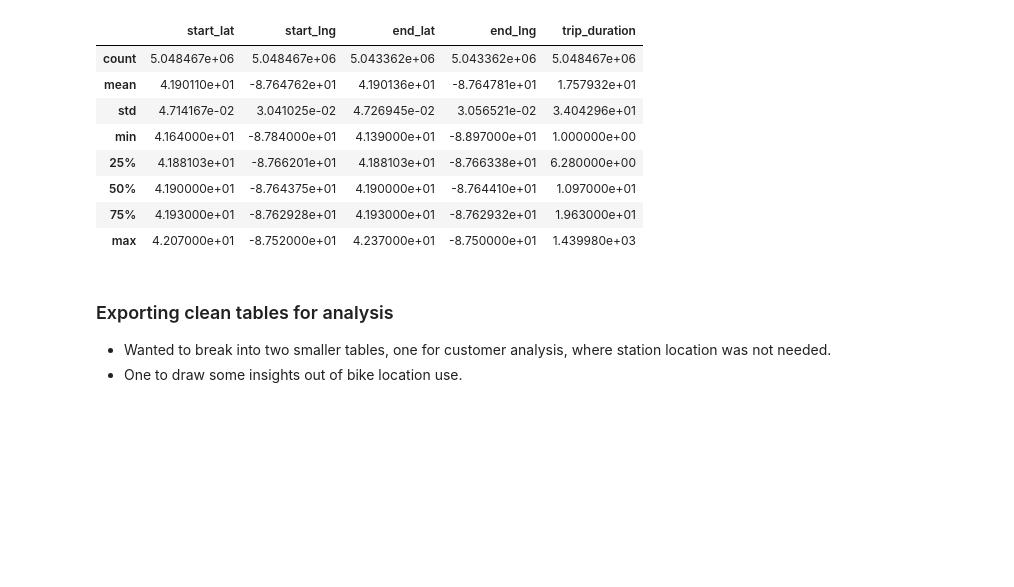
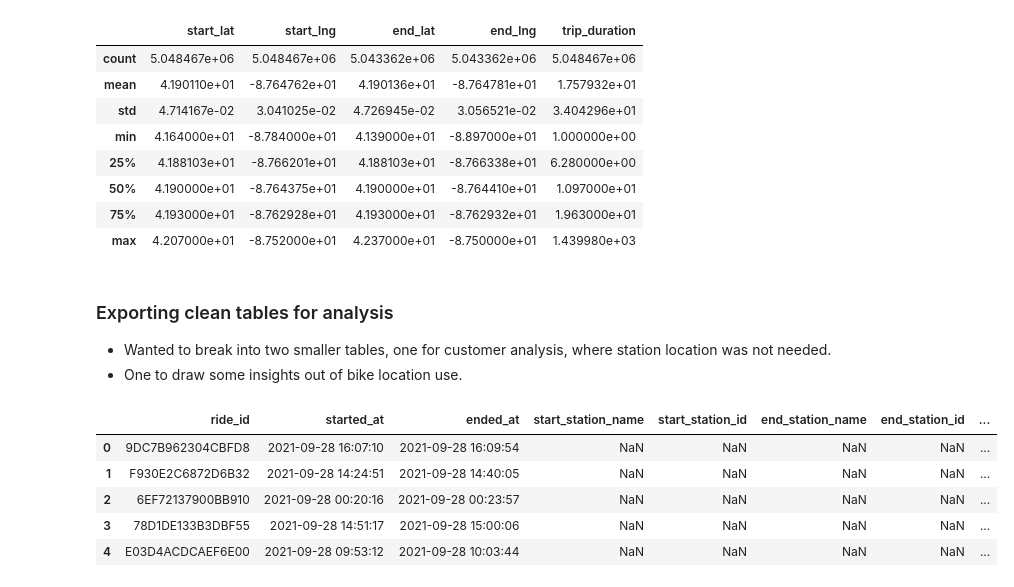
Before and after one commit to devhmac/Chicago_Bike_share_analysis, a Jupyter notebook: chicago_bike_share_analysis.ipynb, the cells around one changed output. Drawn from its saved outputs; the diff is of its cells as text; code cells hidden in the pictures; blank space fills up the shorter version.

```diff
--- a/chicago_bike_share_analysis.ipynb
+++ b/chicago_bike_share_analysis.ipynb
@@ -149,7 +149,14 @@ trips_clean.to_csv('trips_clean.csv',index=False)
 # %%
 locations_clean = full_cycle_data.drop(['rideable_type','month', 'trip_duration'], axis=1)
 locations_clean.head()
-locations_clean.to_csv('locations_clean.csv',index=False)
+#locations_clean.to_csv('locations_clean.csv',index=False)
+# %% [output]
+|  | ride_id | started_at | ended_at | start_station_name | start_station_id | end_station_name | end_station_id | ... |
+| 0 | 9DC7B962304CBFD8 | 2021-09-28 16:07:10 | 2021-09-28 16:09:54 | NaN | NaN | NaN | NaN | ... |
+| 1 | F930E2C6872D6B32 | 2021-09-28 14:24:51 | 2021-09-28 14:40:05 | NaN | NaN | NaN | NaN | ... |
+| 2 | 6EF72137900BB910 | 2021-09-28 00:20:16 | 2021-09-28 00:23:57 | NaN | NaN | NaN | NaN | ... |
+| 3 | 78D1DE133B3DBF55 | 2021-09-28 14:51:17 | 2021-09-28 15:00:06 | NaN | NaN | NaN | NaN | ... |
+| 4 | E03D4ACDCAEF6E00 | 2021-09-28 09:53:12 | 2021-09-28 10:03:44 | NaN | NaN | NaN | NaN | ... |
 # %% [markdown]
 <a style='text-decoration:none;line-height:16px;display:flex;color:#5B5B62;padding:10px;justify-content:end;' href='https://deepnote.com?utm_source=created-in-deepnote-cell&projectId=adbe9eb0-06fc-406e-a320-733a903fe456' target="_blank">
 <img alt='Created in deepnote.com' style='display:inline;max-height:16px;margin:0px;margin-right:7.5px;' src='embedded-picture-1' > </img>
```
Also changed, not shown: parts of 6 cells of this notebook.
